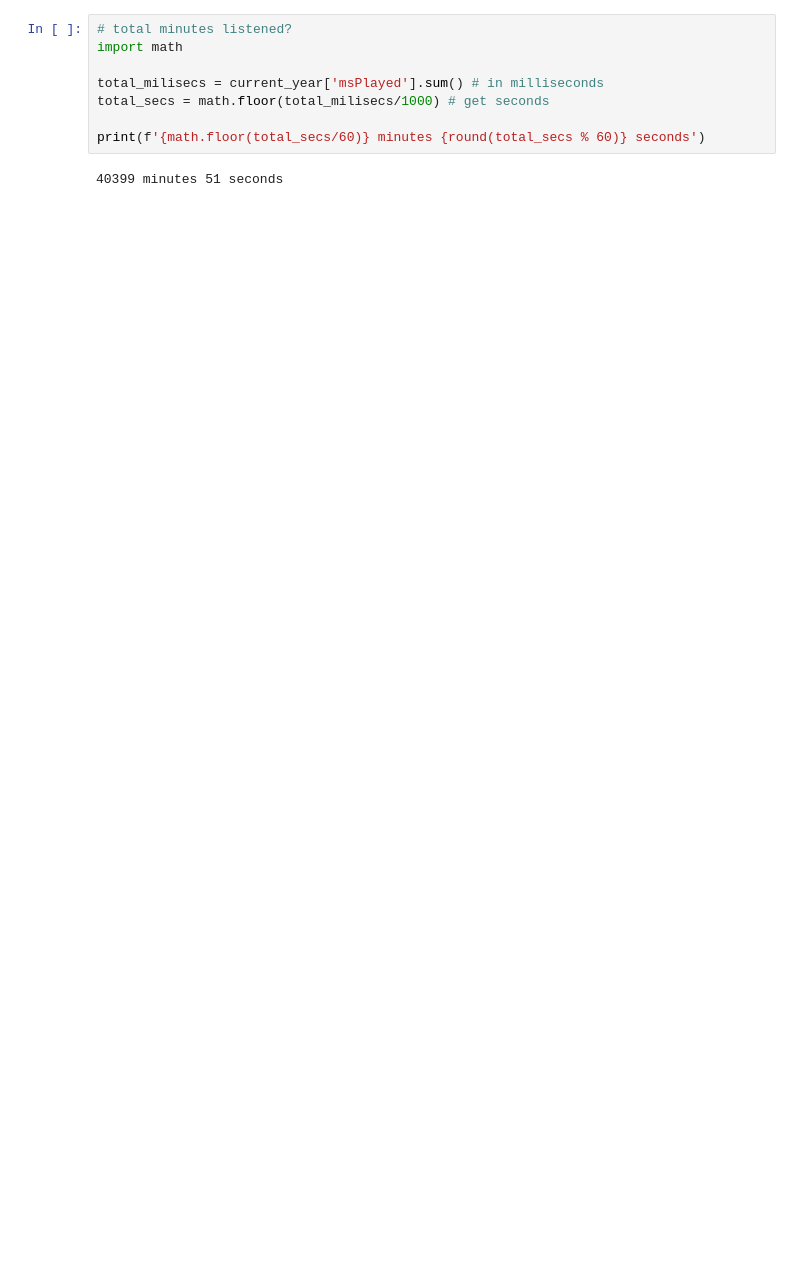
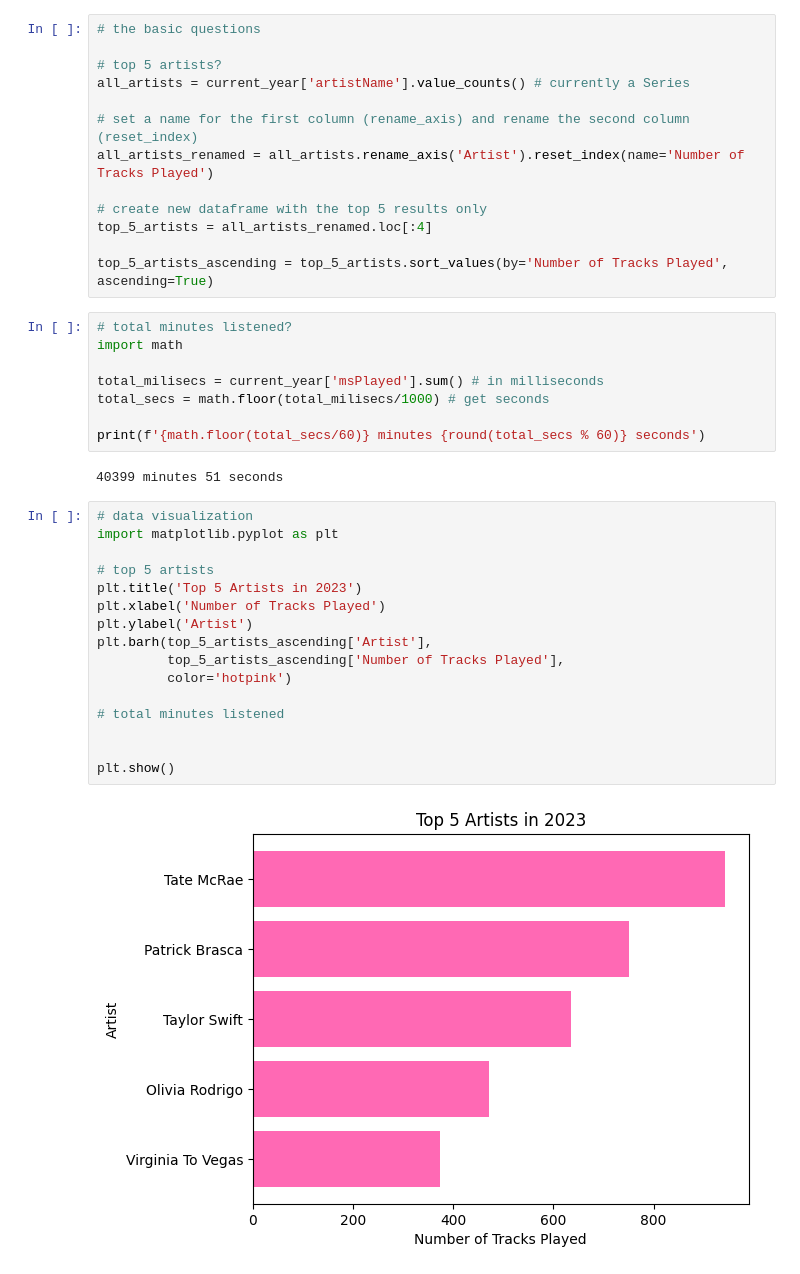
Before and after one commit to kellyhum/spotify-wrapped, a Jupyter notebook: spotify-wrapped.ipynb, the cells around one changed output. Saved outputs shown, nothing was run; the diff lists cells and outputs as text; blank space fills up the shorter version.

Commit message:
more preprocessing, some visualization

```diff
--- a/spotify-wrapped.ipynb
+++ b/spotify-wrapped.ipynb
@@ -112,3 +86,16 @@ sort_by_played.iloc[5:] # drop the first 5 rows b/c they're podcasts
+# %%
+# the basic questions
+
+# top 5 artists?
+all_artists = current_year['artistName'].value_counts() # currently a Series
+
+# set a name for the first column (rename_axis) and rename the second column (reset_index)
+all_artists_renamed = all_artists.rename_axis('Artist').reset_index(name='Number of Tracks Played')
+
+# create new dataframe with the top 5 results only
+top_5_artists = all_artists_renamed.loc[:4]
+
+top_5_artists_ascending = top_5_artists.sort_values(by='Number of Tracks Played', ascending=True)
 # %%
 # total minutes listened?
 import math
@@ -119,3 +106,21 @@ total_secs = math.floor(total_milisecs/1000) # get seconds
 print(f'{math.floor(total_secs/60)} minutes {round(total_secs % 60)} seconds')
 # %% [output]
 40399 minutes 51 seconds
+# %%
+# data visualization
+import matplotlib.pyplot as plt
+
+# top 5 artists
+plt.title('Top 5 Artists in 2023')
+plt.xlabel('Number of Tracks Played')
+plt.ylabel('Artist')
+plt.barh(top_5_artists_ascending['Artist'],
+         top_5_artists_ascending['Number of Tracks Played'],
+         color='hotpink')
+
+# total minutes listened
+
+
+plt.show()
+# %% [output]
+[figure, added]
```
Also changed, not shown: parts of 6 cells of this notebook.
